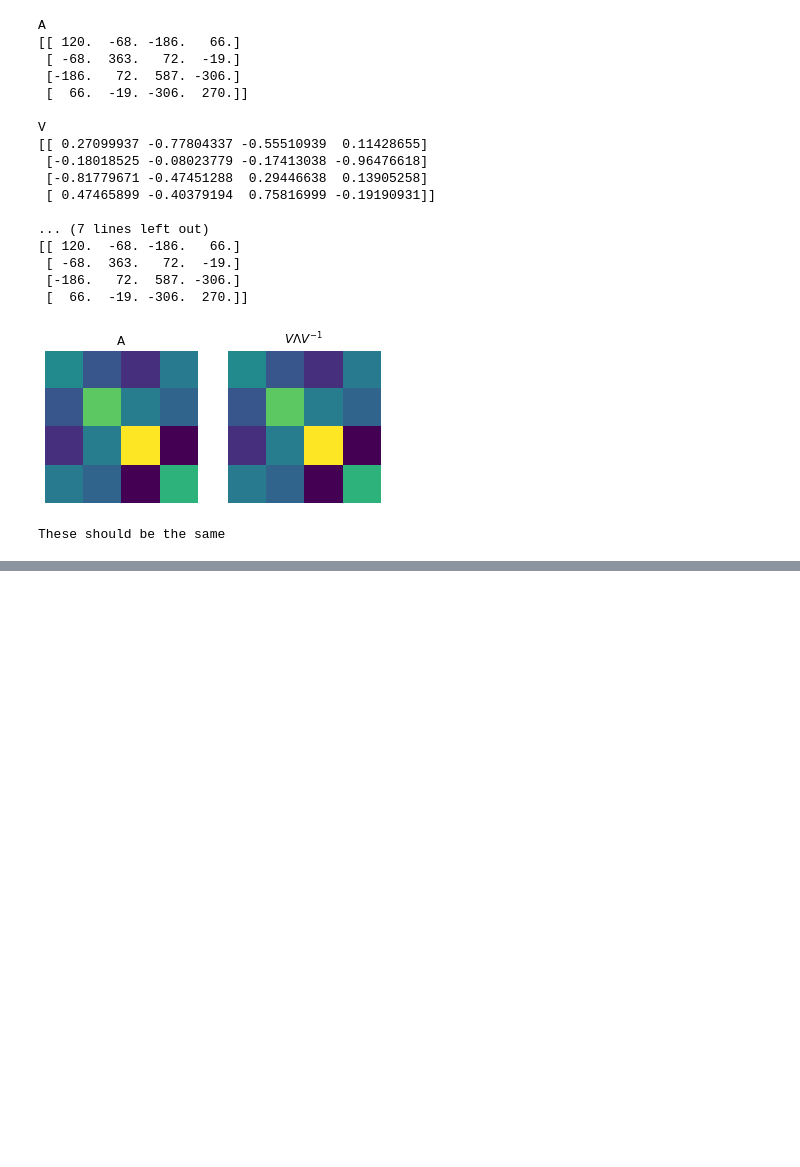
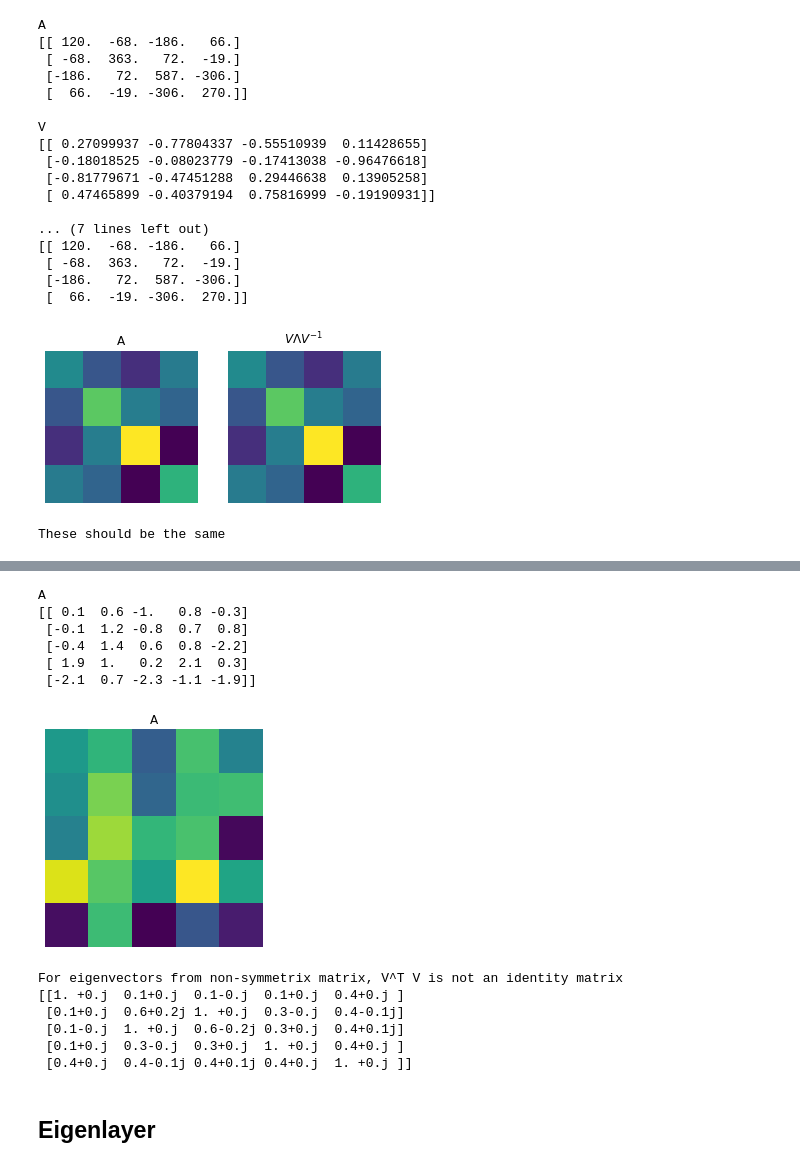
Before and after one commit to yukikitayama/machine-learning, a Jupyter notebook: math/eigendecomposition.ipynb, the cells around one changed output, grey strips where cells are left out. Saved outputs shown, nothing was run; the diff lists cells and outputs as text; code cells hidden in the pictures; blank space fills up the shorter version.

```diff
--- a/math/eigendecomposition.ipynb
+++ b/math/eigendecomposition.ipynb
@@ -474,0 +689,51 @@ These should be the same
+# %%
+# Make a non-symmetic matrix to confirm it doesn't produce identity matrix by V^T V
+A = np.random.randn(5, 5)
+
+print('A')
+print(np.round(A, 1))
+print()
+
+# Get eigenvector
+evals, evecs = np.linalg.eig(A)
+
+# # Confirm, by default, numpy normalizes the eigenvectors
+# print('Confirm, by default, numpy normalizes the eigenvectors')
+# print(np.sqrt(sum(evecs ** 2)))
+
+# Visualize V^T V
+plt.imshow(A)
+plt.axis('off')
+plt.title('A')
+plt.show()
+
+# Not easy to visualize it because eigenvectors of non-sysmmetric matrix contain complex numbers
+# plt.imshow(evecs)
+# plt.axis('off')
+# plt.title('Eigenvectors')
+# plt.show()
+
+# plt.imshow(evecs.T @ evecs)
+# plt.axis('off')
+# plt.title('$V^T V$')
+# plt.show()
+
+print('For eigenvectors from non-symmetrix matrix, V^T V is not an identity matrix')
+print(np.round(evecs.T @ evecs, 1))
+print()
+# %% [output]
+A
+[[ 0.1  0.6 -1.   0.8 -0.3]
+ [-0.1  1.2 -0.8  0.7  0.8]
+ [-0.4  1.4  0.6  0.8 -2.2]
+ [ 1.9  1.   0.2  2.1  0.3]
+ [-2.1  0.7 -2.3 -1.1 -1.9]]
+[figure, added]
+For eigenvectors from non-symmetrix matrix, V^T V is not an identity matrix
+[[1. +0.j  0.1+0.j  0.1-0.j  0.1+0.j  0.4+0.j ]
+ [0.1+0.j  0.6+0.2j 1. +0.j  0.3-0.j  0.4-0.1j]
+ [0.1-0.j  1. +0.j  0.6-0.2j 0.3+0.j  0.4+0.1j]
+ [0.1+0.j  0.3-0.j  0.3+0.j  1. +0.j  0.4+0.j ]
+ [0.4+0.j  0.4-0.1j 0.4+0.1j 0.4+0.j  1. +0.j ]]
+# %% [markdown]
+## Eigenlayer
```
Also changed, not shown: parts of 12 cells of this notebook, 1 other file.
